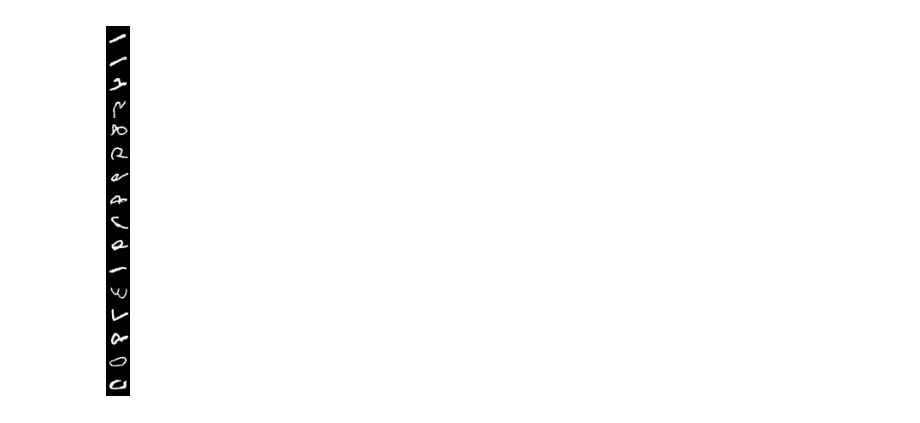
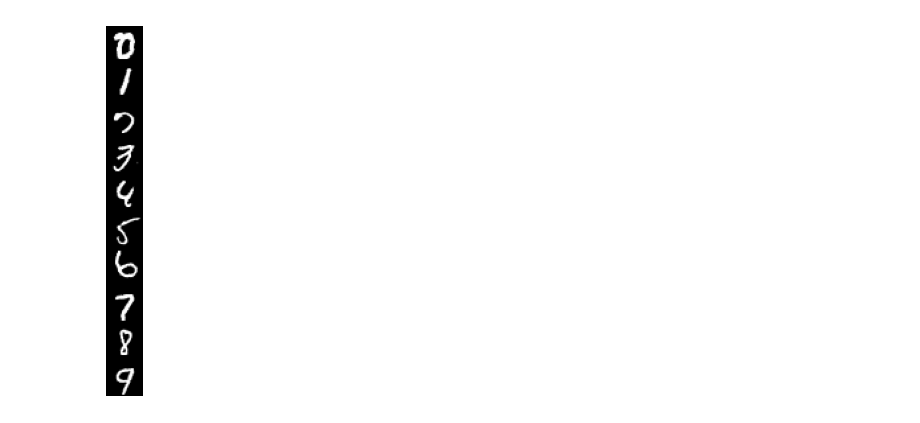
Before and after one commit to svenschreiber/ddpm, a Jupyter notebook: ddpm.ipynb, the cells around one changed output. Cells and saved outputs as stored; diff of their text form; code cells hidden in the pictures.

Commit message:
conditional ddpm working

```diff
--- a/ddpm.ipynb
+++ b/ddpm.ipynb
@@ -129,11 +133,12 @@ class DDPM(nn.Module):
         out = self.final(x5)
         return out
+# %%
+device = "cpu"
+T = 1000
+betas = torch.linspace(1e-4, 0.02, T, device=device)
+alphas = 1 - betas
+alphas_cumprod = torch.cumprod(alphas, dim=0)
 # %%
-device = "cuda"
-T = 1000
-betas = torch.linspace(1e-4, 0.02, T, device=device)
-alphas = 1 - betas
-alphas_cumprod = torch.cumprod(alphas, dim=0)
 
 def extract(a, t, x_shape):
     batch_size = t.shape[0]
@@ -149,15 +154,16 @@ for epoch in range(epochs):
     model.train()
     pbar = tqdm(train_loader, desc=f"Epoch {epoch+1}/{epochs}")
 
-    for x0, _ in pbar:
+    for x0, y in pbar:
         x0 = x0.to(device)
+        y = y.to(device)
 
         t = torch.randint(0, T, (x0.shape[0],), device=device).long()
         noise = torch.randn_like(x0)
         alpha_bar_t = extract(alphas_cumprod, t, x0.shape)
 
         xt = torch.sqrt(alpha_bar_t) * x0 + torch.sqrt(1 - alpha_bar_t) * noise
-        noise_pred = model(xt, t)
+        noise_pred = model(xt, t, y)
 
         loss = F.mse_loss(noise_pred, noise)
 
@@ -168,4 +174,5 @@ for epoch in range(epochs):
         pbar.set_postfix(loss=loss.item())
 
     print(f"Epoch {epoch+1} | Loss: {loss.item():.4f}")
+torch.save(model.state_dict(), "data/model.pth")
 # %% [output]
@@ -191,7 +198,7 @@ def p_sample(model, x, t, t_index, betas, alphas, alphas_cumprod):
     sqrt_one_minus_alpha_bar = torch.sqrt(1 - alpha_bar_t)
 
     # predict noise
-    eps_theta = model(x, t)
+    eps_theta = model(x, t, torch.arange(0, 10).long())
 
     # equation for mean
     mean = (1 / torch.sqrt(alpha_t)) * (x - (beta_t / sqrt_one_minus_alpha_bar) * eps_theta)
@@ -207,7 +214,7 @@ def p_sample(model, x, t, t_index, betas, alphas, alphas_cumprod):
 
 
 @torch.no_grad()
-def sample_loop(model, image_size, channels, T, betas, alphas, alphas_cumprod, n=16, device="cuda"):
+def sample_loop(model, image_size, channels, T, betas, alphas, alphas_cumprod, n=10, device="cuda"):
     model.eval()
     x = torch.randn(n, channels, image_size, image_size).to(device)
 
@@ -217,16 +224,18 @@ def sample_loop(model, image_size, channels, T, betas, alphas, alphas_cumprod, n
     return x
 
 
-model.eval()
+model = DDPM()
+model.to(device)
+model.load_state_dict(torch.load("data/model.pth", map_location=device))
 samples = sample_loop(model, image_size=28, channels=1, T=T,
                       betas=betas, alphas=alphas,
                       alphas_cumprod=alphas_cumprod,
-                      n=16, device=device)
+                      n=10, device=device)
 samples = (samples.clamp(-1, 1) + 1) / 2
-
-grid = torch.cat([s for s in samples.cpu()], dim=2)
-plt.imshow(grid.squeeze(0).T, cmap='gray')
-plt.axis('off')
-plt.show()
-# %% [output]
-[figure, removed]
+# %%
+grid = torch.cat([s for s in samples.transpose(2, 3).cpu()], dim=2)
+plt.imshow(grid.squeeze(0).T, cmap='gray')
+plt.axis('off')
+plt.show()
+# %% [output]
+[figure, added]
```
Also changed, not shown: parts of 3 cells of this notebook.
